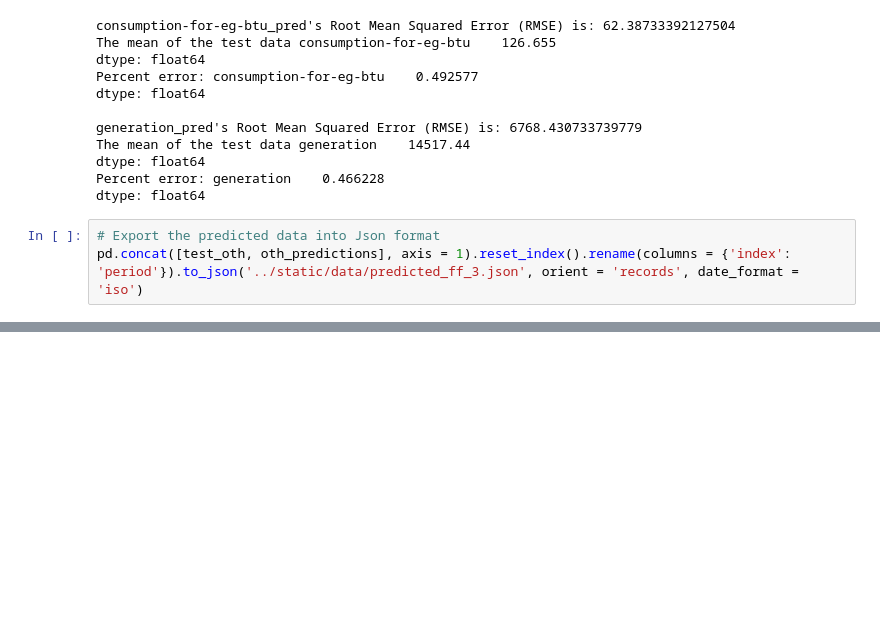
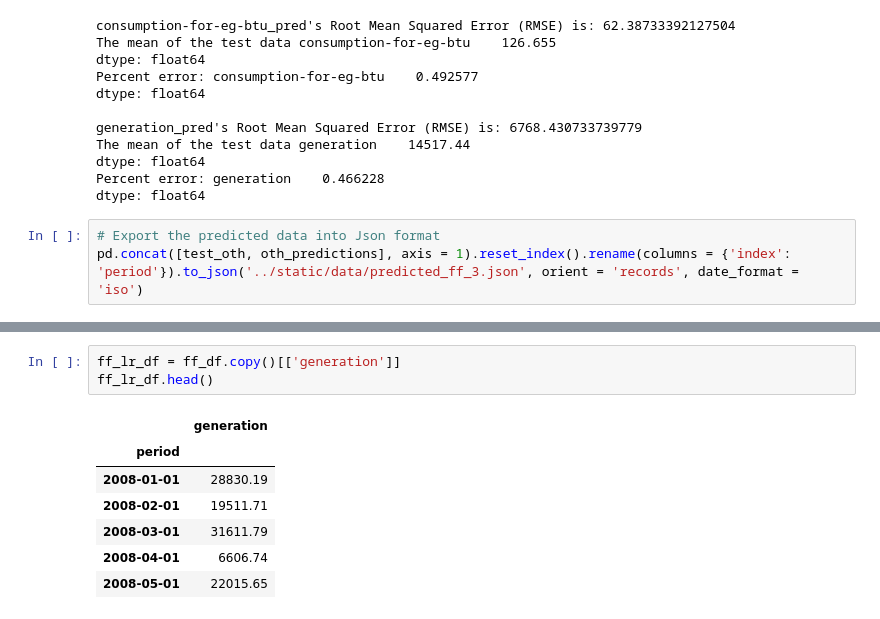
Before and after one commit to 123noob1/gwu-bootcamp-proj-4, a Jupyter notebook: jupyter/model.ipynb, the cells around one changed output, grey strips where cells are left out. Saved outputs shown, nothing was run; the diff lists cells and outputs as text; blank space fills up the shorter version.

```diff
--- a/jupyter/model.ipynb
+++ b/jupyter/model.ipynb
@@ -912,0 +933,11 @@ pd.concat([test_oth, oth_predictions], axis = 1).reset_index().rename(columns =
+# %%
+ff_lr_df = ff_df.copy()[['generation']]
+ff_lr_df.head()
+# %% [output]
+|  | generation |
+| period |  |
+| 2008-01-01 | 28830.19 |
+| 2008-02-01 | 19511.71 |
+| 2008-03-01 | 31611.79 |
+| 2008-04-01 | 6606.74 |
+| 2008-05-01 | 22015.65 |
```
Also changed, not shown: parts of 19 cells of this notebook, 1 other file.
